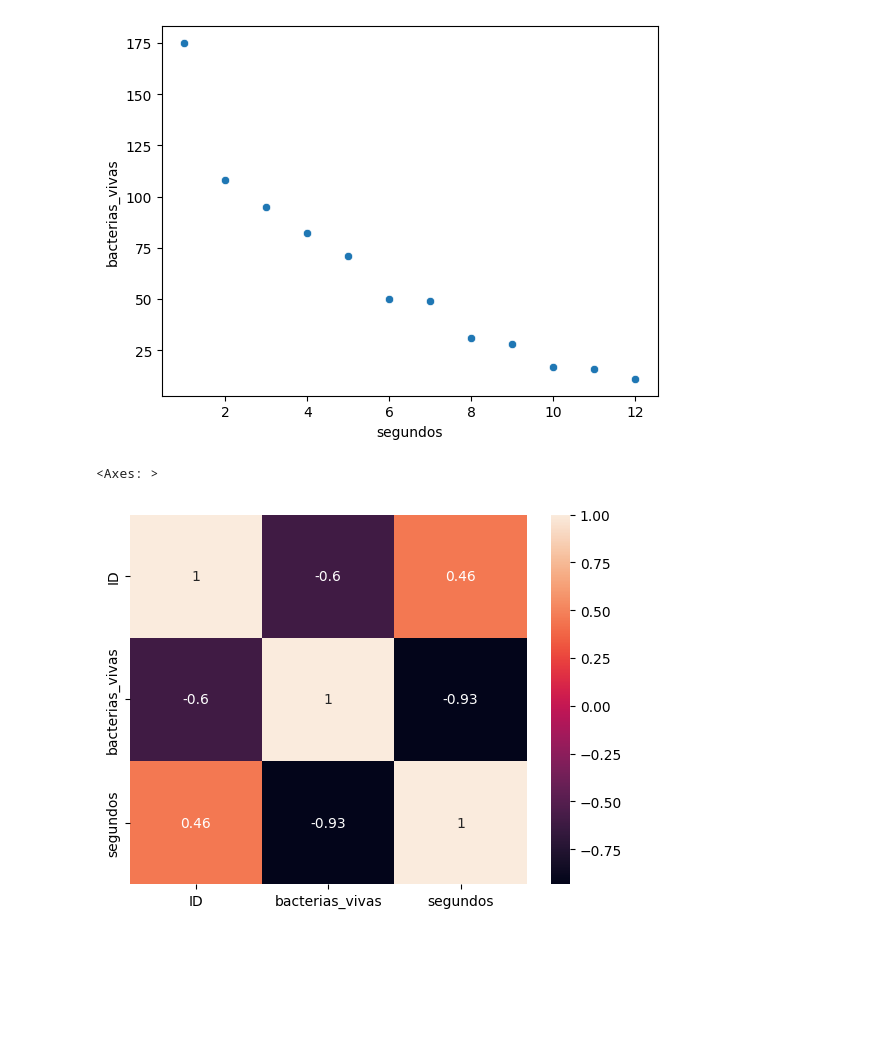
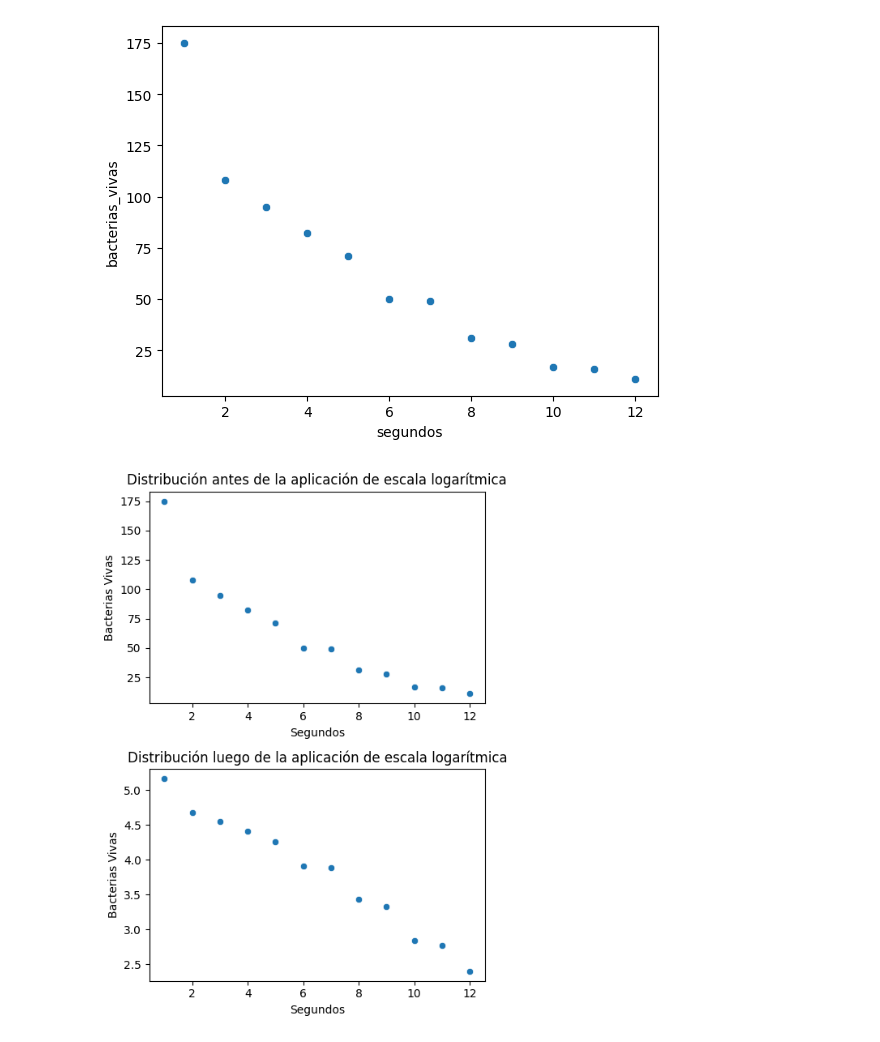
Before and after one commit to gabrielsoda/fundamentos-ciencia-datos, a Jupyter notebook: FCD_U6ej1.ipynb, the cells around one changed output. Drawn from its saved outputs; the diff is of its cells as text; code cells hidden in the pictures; blank space fills up the shorter version.

```diff
--- a/FCD_U6ej1.ipynb
+++ b/FCD_U6ej1.ipynb
@@ -39,10 +40,19 @@ sns.scatterplot(df, x=df['segundos'], y=df['bacterias_vivas'])
 # %% [output]
 <Axes: xlabel='segundos', ylabel='bacterias_vivas'>
 [figure]
-# %%
-sns.heatmap(df.corr(), annot=True)
-# %% [output]
-<Axes: >
-[figure, removed]
 # %%
 df['bacterias_log'] = np.log(df['bacterias_vivas'])
+# %%
+fig, axes = plt.subplots(2,1, figsize=(5,7))
+sns.scatterplot(df, x=df['segundos'], y=df['bacterias_vivas'], ax=axes[0])
+sns.scatterplot(df, x=df['segundos'], y=df['bacterias_log'], ax=axes[1])
+axes[0].set_title("Distribución antes de la aplicación de escala logarítmica")
+axes[1].set_title("Distribución luego de la aplicación de escala logarítmica")
+axes[0].set_ylabel("Bacterias Vivas")
+axes[1].set_ylabel("Bacterias Vivas")
+axes[0].set_xlabel("Segundos")
+axes[1].set_xlabel("Segundos")
+plt.tight_layout()
+plt.show()
+# %% [output]
+[figure, added]
```
Also changed, not shown: parts of 19 cells of this notebook, 3 other files.
